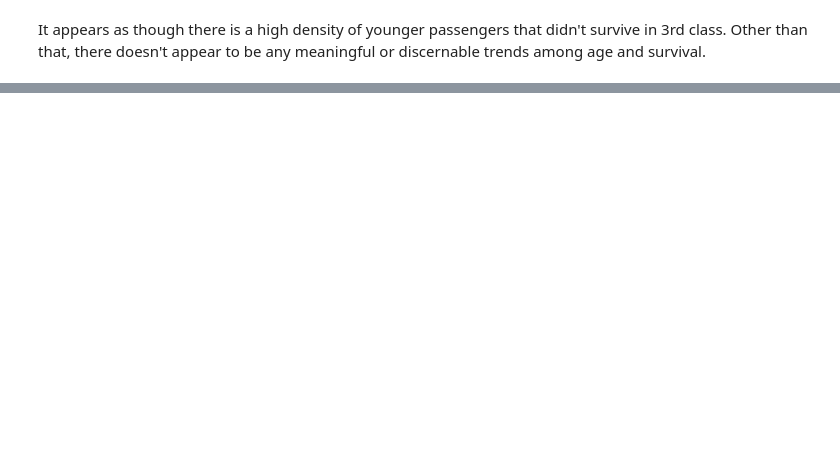
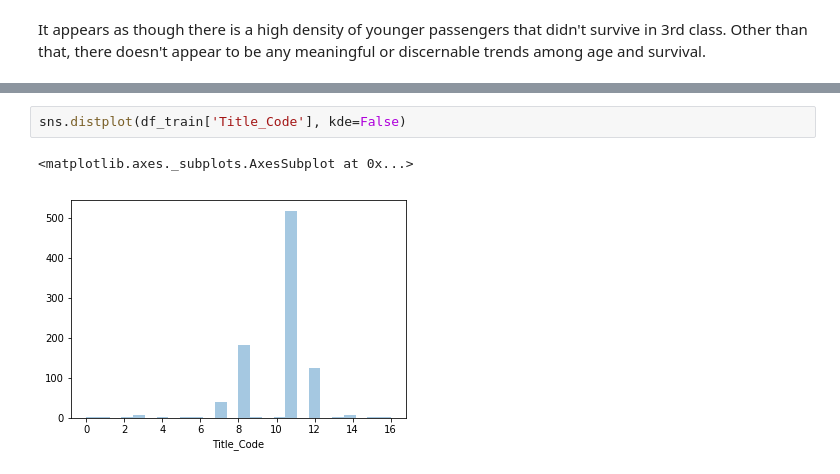
Before and after one commit to chadbartel/Data-Science-Projects, a Jupyter notebook: Titanic/Code/Model/Experiments/Experiment07/eda_titanic_07.ipynb, the cells around one changed output, grey strips where cells are left out. Saved outputs shown, nothing was run; the diff lists cells and outputs as text; blank space fills up the shorter version.

```diff
--- a/Titanic/Code/Model/Experiments/Experiment07/eda_titanic_07.ipynb
+++ b/Titanic/Code/Model/Experiments/Experiment07/eda_titanic_07.ipynb
@@ -728,0 +739,5 @@ It appears as though there is a high density of younger passengers that didn't s
+# %%
+sns.distplot(df_train['Title_Code'], kde=False)
+# %% [output]
+<matplotlib.axes._subplots.AxesSubplot at 0x...>
+[figure, added]
```
Also changed, not shown: parts of 21 cells of this notebook.
